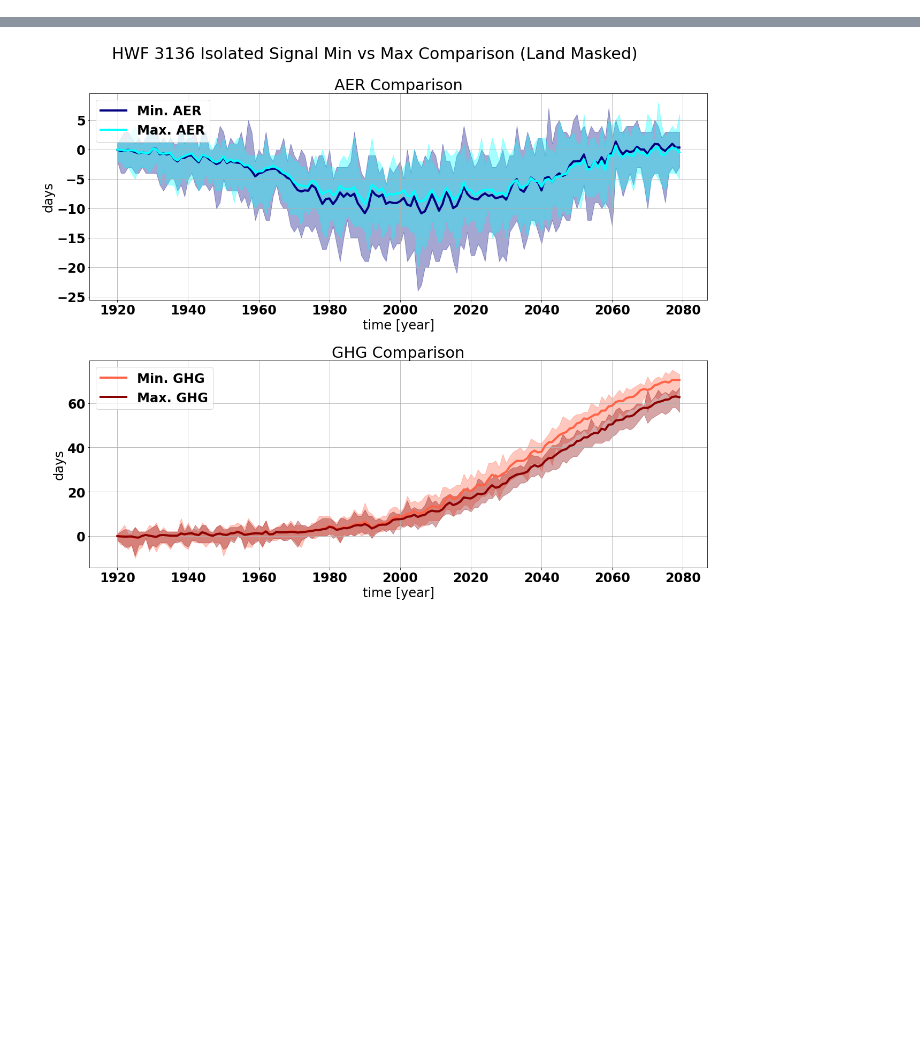
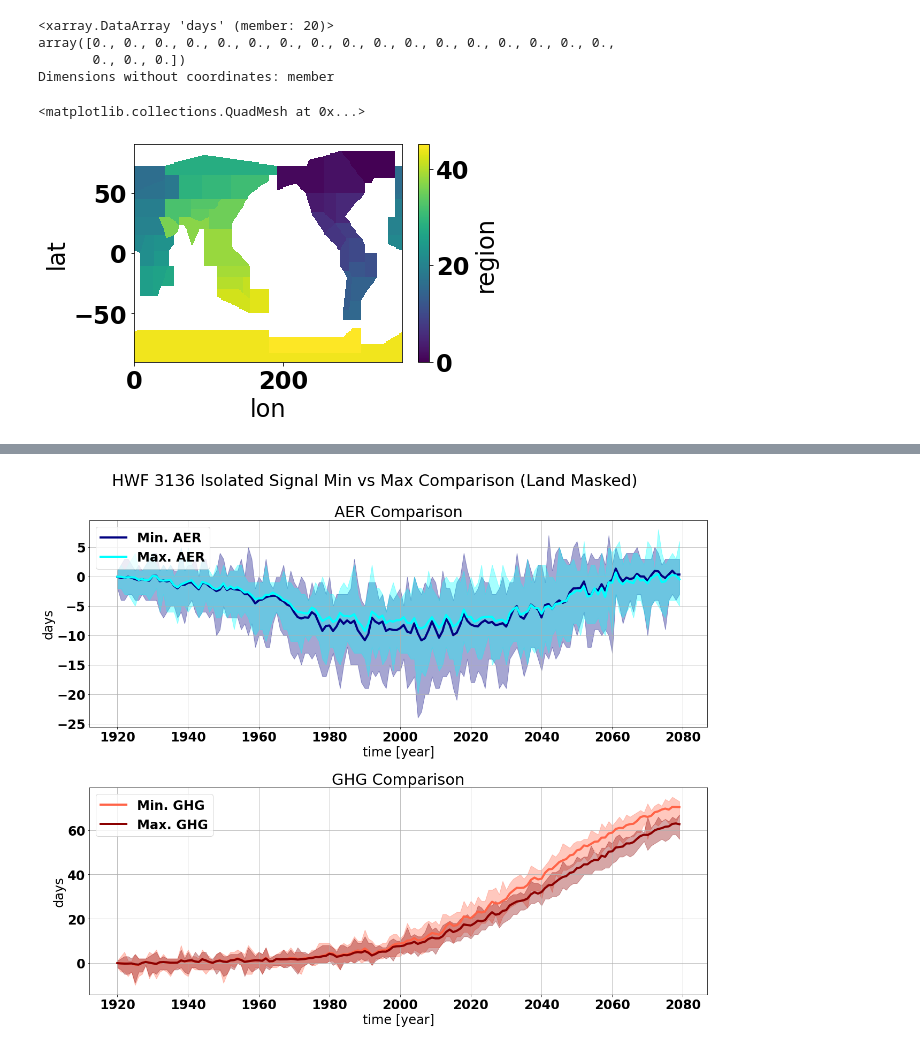
Before and after one commit to AgentOxygen/heat-research, a Jupyter notebook: Untitled1.ipynb, the cells around one changed output, grey strips where cells are left out. Drawn from its saved outputs; the diff is of its cells as text; code cells hidden in the pictures; blank space fills up the shorter version.

```diff
--- a/Untitled1.ipynb
+++ b/Untitled1.ipynb
@@ -87,0 +197,33 @@ f.tight_layout()
+# %%
+import xarray
+import numpy as np
+from regionmask.defined_regions import ar6
+import matplotlib.pyplot as plt
+import cartopy.crs as ccrs
+from matplotlib import colors
+from matplotlib import rc
+from paths import DIR_PATH, heat_out_trefht_tmax_members_1920_1950_CONTROL as tmax_paths, heat_out_trefht_tmin_members_1920_1950_CONTROL as tmin_paths
+
+
+variable="HWD"
+exp_num="3136"
+
+all_member_paths = [path for path in tmin_paths()[0] if exp_num in path]
+xghg_member_paths = [path for path in tmin_paths()[1] if exp_num in path]
+xaer_member_paths = [path for path in tmin_paths()[2] if exp_num in path]
+
+tn_all_dataset = xarray.open_mfdataset(all_member_paths, concat_dim="member", combine="nested")[f"{variable}_tn90"]
+tn_xaer_dataset = xarray.open_mfdataset(xaer_member_paths, concat_dim="member", combine="nested")[f"{variable}_tn90"]
+tn_xghg_dataset = xarray.open_mfdataset(xghg_member_paths, concat_dim="member", combine="nested")[f"{variable}_tn90"]
+
+land_mask = ar6.land.mask(tn_all_dataset.mean(dim="member"))
+
+for index in ar6.land.regions:
+    region = ar6.land.regions[index]
+
+    min_unweighted_all = tn_all_dataset.mean(dim="member").sel(time=slice(2020,2050)).mean(dim="time").where(land_mask == region.number).mean(dim="lat").mean(dim="lon").dt.days
+    min_unweighted_aer = min_unweighted_all - tn_xaer_dataset.mean(dim="member").sel(time=slice(2020,2050)).mean(dim="time").where(land_mask == region.number).mean(dim="lat").mean(dim="lon").dt.days
+    min_unweighted_ghg = min_unweighted_all - tn_xghg_dataset.mean(dim="member").sel(time=slice(2020,2050)).mean(dim="time").where(land_mask == region.number).mean(dim="lat").mean(dim="lon").dt.days
+
+
+    print(f"=============== \n {region.name} {region.number}: \n ALL:: {min_unweighted_all.values} \n AER:: {min_unweighted_aer.values} \n GHG:: {min_unweighted_ghg.values}")
@@ -88,3 +292,12 @@ f.tight_layout()
+# %%
+min_weighted_all
+# %% [output]
+<xarray.DataArray 'days' (member: 20)>
+array([0., 0., 0., 0., 0., 0., 0., 0., 0., 0., 0., 0., 0., 0., 0., 0., 0.,
+       0., 0., 0.])
+Dimensions without coordinates: member
 # %%
-# import generate as g
-#g.gen_isolated_signal_comparison("HWD", "3136")
+land_mask.plot()
+# %% [output]
+<matplotlib.collections.QuadMesh at 0x...>
+[figure, added]
```
Also changed, not shown: parts of 9 cells of this notebook, 3 other files.
